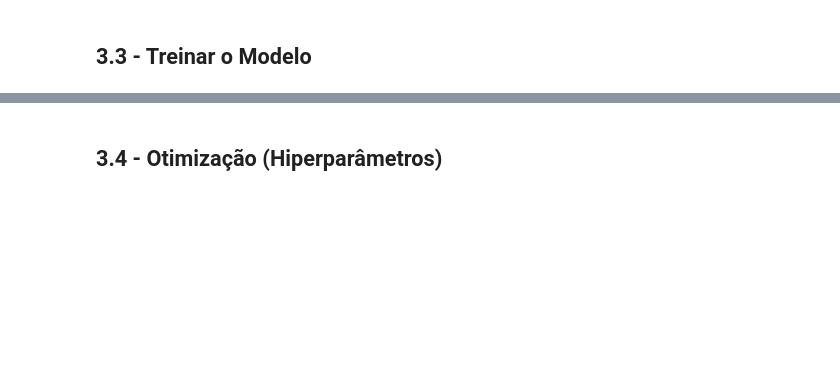
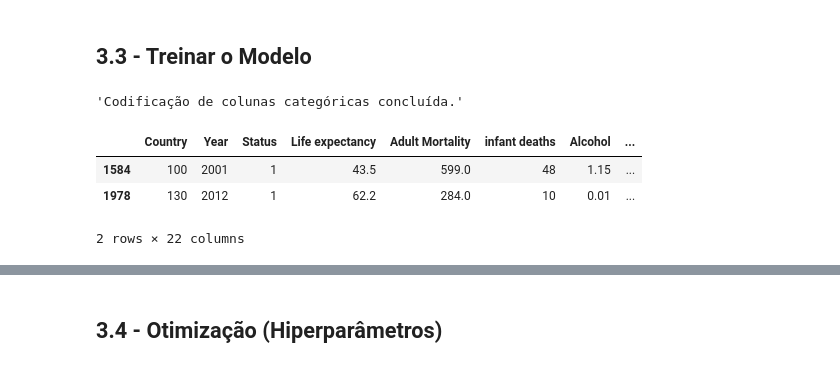
Before and after one commit to AvelinoAlmeida/Life-Expectancy, a Jupyter notebook: 3-modeling.ipynb, the cells around one changed output, grey strips where cells are left out. Drawn from its saved outputs; the diff is of its cells as text; code cells hidden in the pictures; blank space fills up the shorter version.

```diff
--- a/3-modeling.ipynb
+++ b/3-modeling.ipynb
@@ -115,2 +117,32 @@ ValueError: could not convert string to float: 'Cabo Verde'
 # %% [markdown]
 ## 3.3 - Treinar o Modelo
+# %%
+
+from sklearn.preprocessing import LabelEncoder, MinMaxScaler
+from sklearn.ensemble import RandomForestRegressor
+from sklearn.linear_model import LinearRegression
+from sklearn.metrics import mean_absolute_error, r2_score
+from sklearn.ensemble import GradientBoostingRegressor
+from sklearn.svm import SVR
+
+# Criar objeto do LabelEncoder
+encoder = LabelEncoder()
+
+# Aplicar codificação nas colunas categóricas
+for column in ["Country", "Status"]:
+    train[column] = encoder.fit_transform(train[column])
+    test[column] = encoder.fit_transform(test[column])
+
+# Codificação aplicada com sucesso.
+"Codificação de colunas categóricas concluída."
+# %% [output]
+'Codificação de colunas categóricas concluída.'
+# %%
+# see sample of training data
+
+train.sample(2)
+# %% [output]
+|  | Country | Year | Status | Life expectancy | Adult Mortality | infant deaths | Alcohol | ... |
+| 1584 | 100 | 2001 | 1 | 43.5 | 599.0 | 48 | 1.15 | ... |
+| 1978 | 130 | 2012 | 1 | 62.2 | 284.0 | 10 | 0.01 | ... |
+2 rows × 22 columns
```
Also changed, not shown: parts of 21 cells of this notebook, 4 other files.
